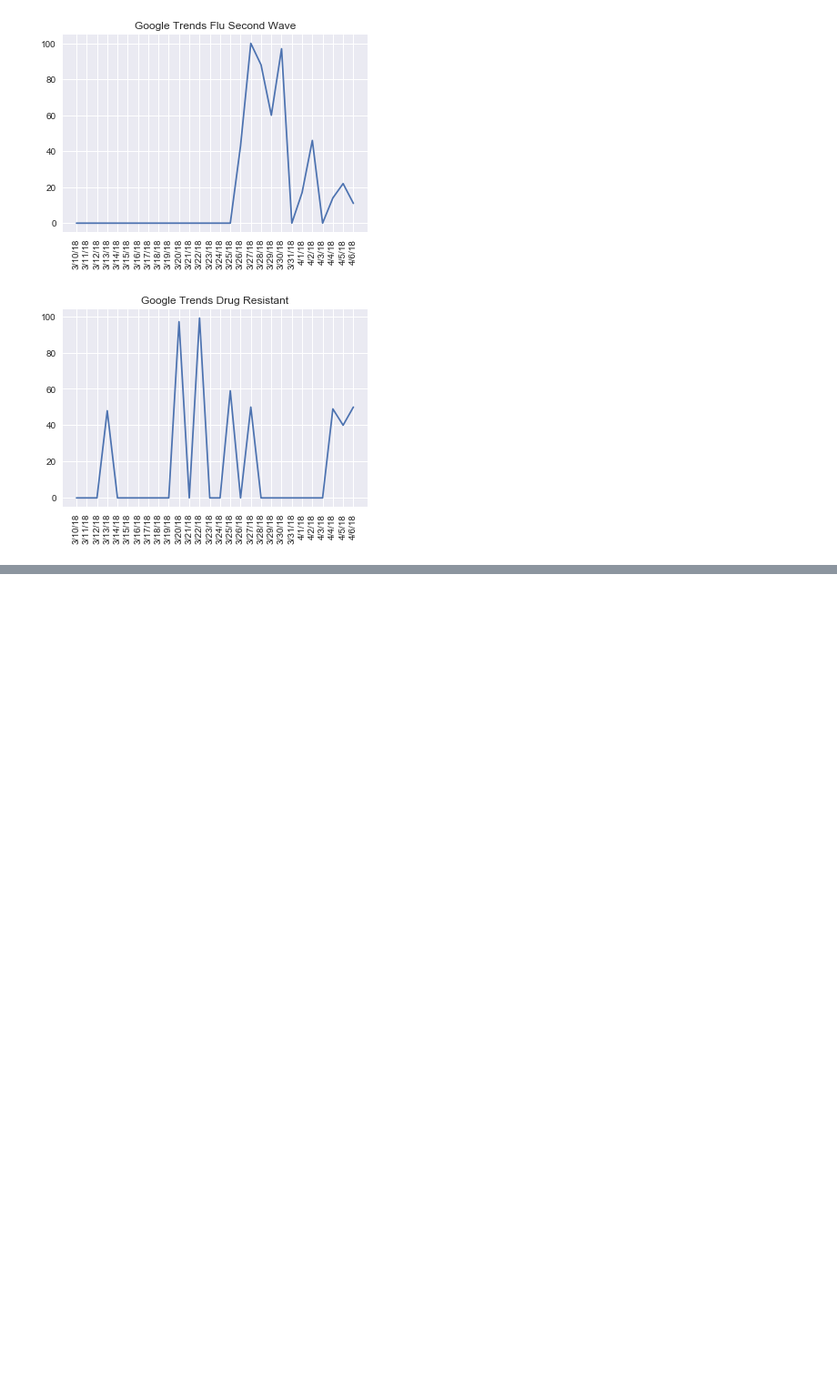
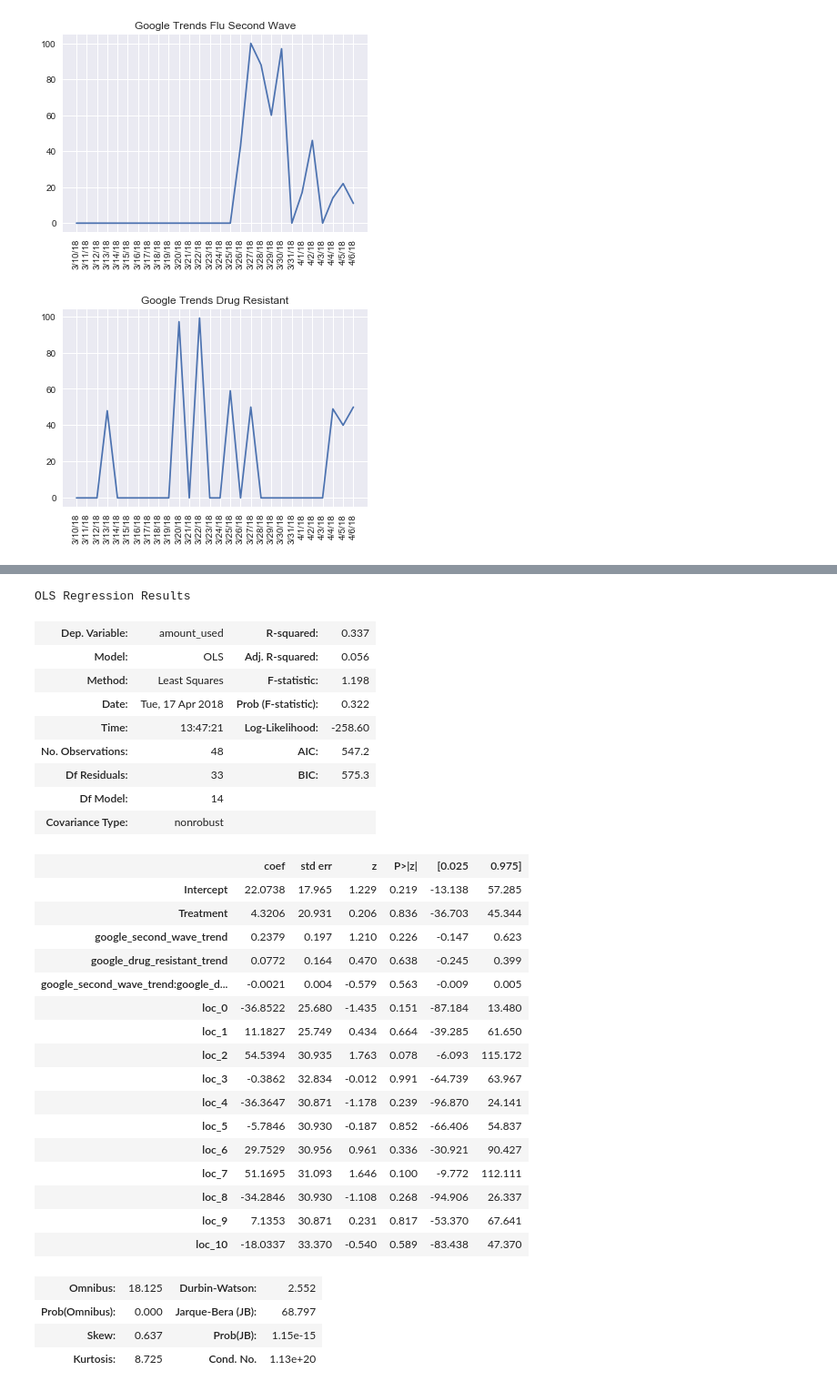
Before and after one commit to mathaholic/sanitization_habits_statistical_analysis, a Jupyter notebook: modeling/modeling_eda_nhaas.ipynb, the cells around one changed output, grey strips where cells are left out. Shown at 91% size. Cells and saved outputs as stored; diff of their text form; code cells hidden in the pictures; blank space fills up the shorter version.

```diff
--- a/modeling/modeling_eda_nhaas.ipynb
+++ b/modeling/modeling_eda_nhaas.ipynb
@@ -270,0 +579,42 @@ plt.show()
+# %%
+ols_revised = sm.ols(formula="amount_used ~ Treatment + google_second_wave_trend + google_drug_resistant_trend \
+                            +  google_second_wave_trend * google_drug_resistant_trend\
+                            + loc_0 + loc_1 + loc_2 + loc_3 + loc_4 + loc_5 + loc_6 + loc_7 \
+                            + loc_8 + loc_9 + loc_10",
+                                                        data=d_working).fit(
+#                                                         cov_type='cluster',
+#                                                         cov_kwds={'groups': d_working['numeric_location']},
+                                                         use_t=True)
+ols_revised.summary()
+# %% [output]
+OLS Regression Results
+| Dep. Variable: | amount_used | R-squared: | 0.337 |
+| Model: | OLS | Adj. R-squared: | 0.056 |
+| Method: | Least Squares | F-statistic: | 1.198 |
+| Date: | Tue, 17 Apr 2018 | Prob (F-statistic): | 0.322 |
+| Time: | 13:47:21 | Log-Likelihood: | -258.60 |
+| No. Observations: | 48 | AIC: | 547.2 |
+| Df Residuals: | 33 | BIC: | 575.3 |
+| Df Model: | 14 |  |  |
+| Covariance Type: | nonrobust |  |  |
+|  | coef | std err | z | P>|z| | [0.025 | 0.975] |
+| Intercept | 22.0738 | 17.965 | 1.229 | 0.219 | -13.138 | 57.285 |
+| Treatment | 4.3206 | 20.931 | 0.206 | 0.836 | -36.703 | 45.344 |
+| google_second_wave_trend | 0.2379 | 0.197 | 1.210 | 0.226 | -0.147 | 0.623 |
+| google_drug_resistant_trend | 0.0772 | 0.164 | 0.470 | 0.638 | -0.245 | 0.399 |
+| google_second_wave_trend:google_d... | -0.0021 | 0.004 | -0.579 | 0.563 | -0.009 | 0.005 |
+| loc_0 | -36.8522 | 25.680 | -1.435 | 0.151 | -87.184 | 13.480 |
+| loc_1 | 11.1827 | 25.749 | 0.434 | 0.664 | -39.285 | 61.650 |
+| loc_2 | 54.5394 | 30.935 | 1.763 | 0.078 | -6.093 | 115.172 |
+| loc_3 | -0.3862 | 32.834 | -0.012 | 0.991 | -64.739 | 63.967 |
+| loc_4 | -36.3647 | 30.871 | -1.178 | 0.239 | -96.870 | 24.141 |
+| loc_5 | -5.7846 | 30.930 | -0.187 | 0.852 | -66.406 | 54.837 |
+| loc_6 | 29.7529 | 30.956 | 0.961 | 0.336 | -30.921 | 90.427 |
+| loc_7 | 51.1695 | 31.093 | 1.646 | 0.100 | -9.772 | 112.111 |
+| loc_8 | -34.2846 | 30.930 | -1.108 | 0.268 | -94.906 | 26.337 |
+| loc_9 | 7.1353 | 30.871 | 0.231 | 0.817 | -53.370 | 67.641 |
+| loc_10 | -18.0337 | 33.370 | -0.540 | 0.589 | -83.438 | 47.370 |
+| Omnibus: | 18.125 | Durbin-Watson: | 2.552 |
+| Prob(Omnibus): | 0.000 | Jarque-Bera (JB): | 68.797 |
+| Skew: | 0.637 | Prob(JB): | 1.15e-15 |
+| Kurtosis: | 8.725 | Cond. No. | 1.13e+20 |
```
Also changed, not shown: parts of 16 cells of this notebook, 3 other files.
